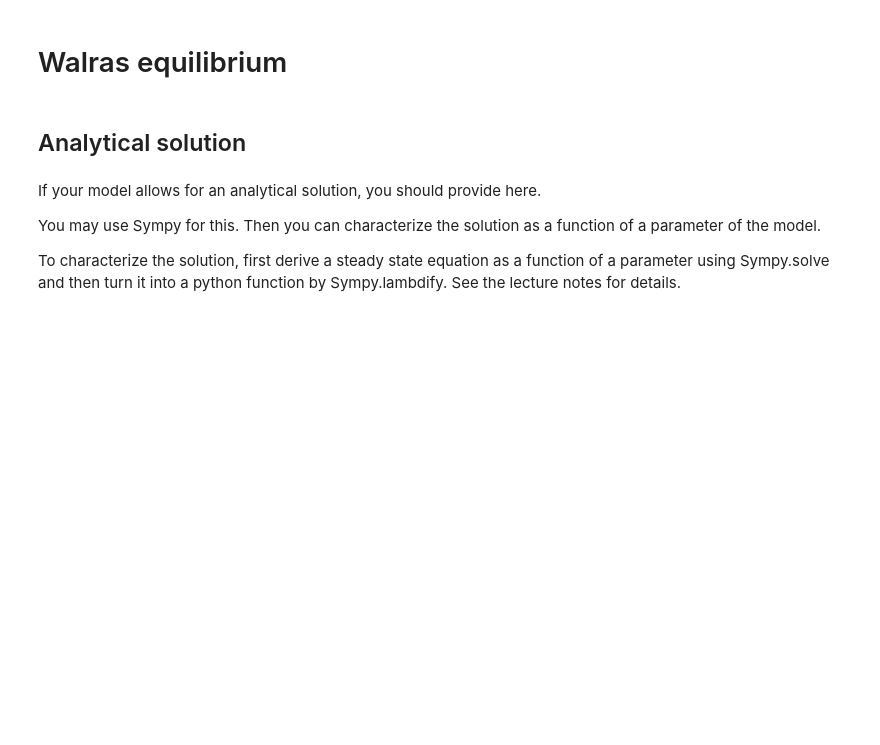
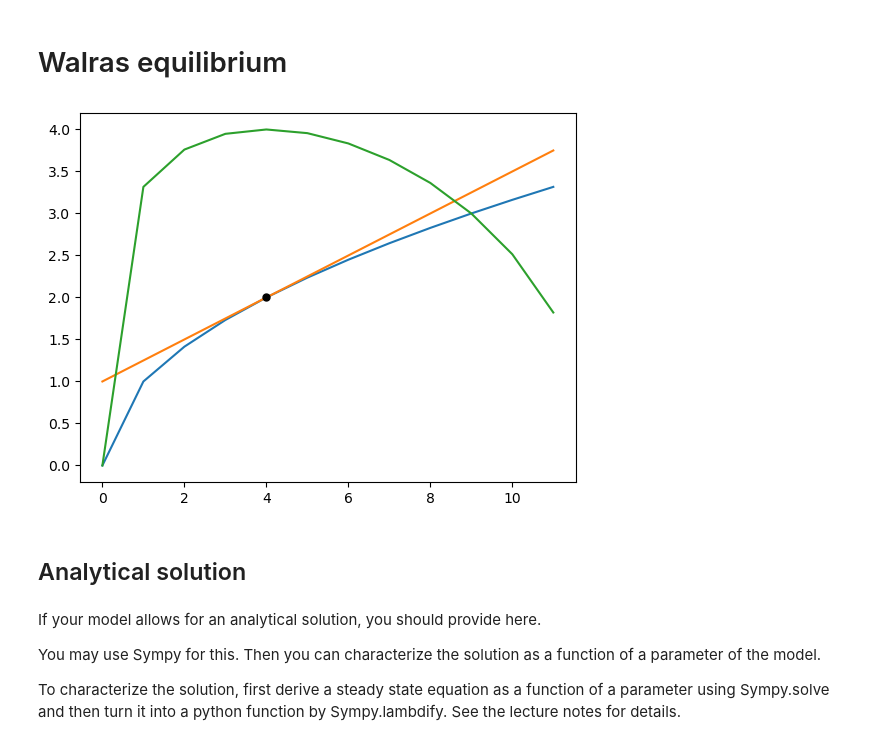
Before and after one commit to NumEconCopenhagen/projects-2023-3500, a Jupyter notebook: modelproject/modelproject.ipynb, the cells around one changed output. Cells and saved outputs as stored; diff of their text form; code cells hidden in the pictures; blank space fills up the shorter version.

```diff
--- a/modelproject/modelproject.ipynb
+++ b/modelproject/modelproject.ipynb
@@ -133,3 +95,31 @@ print (x2)
+# %%
+# Equilibrium
+z_e = 1/(4*(p1**2))
+y_e = z_e**0.5
+# %%
+# Profit
+pi = 1/(4*p1)
+
+# Consumption plan
+# m = p1*e1+p2*e2+pi
+m = (48*p1**2+1)/(4*p1)
+
+# Price 1
+p1 = ((1+a)/(48*(1-a)))**(1/2)
+# %%
+z = np.array(range(e1+e2))
+# %%
+Productionfunction: y = z**(1/2)
+Isoprofit: y = p1 * z + pi
+Utility: y = (e1-z)**a * (e2 + z**0.5)**(1-a)
+# %%
+plt.plot(Productionfunction)
+plt.plot(Isoprofit)
+plt.plot(Utility)
+plt.plot(z_e,y_e, marker="o", markersize=5, markerfacecolor="black", markeredgecolor="black")
+plt.show()
+# %% [output]
+[figure, added]
 # %% [markdown]
 ## Analytical solution
 # %% [markdown]
```
Also changed, not shown: parts of 14 cells of this notebook, 1 other file.
